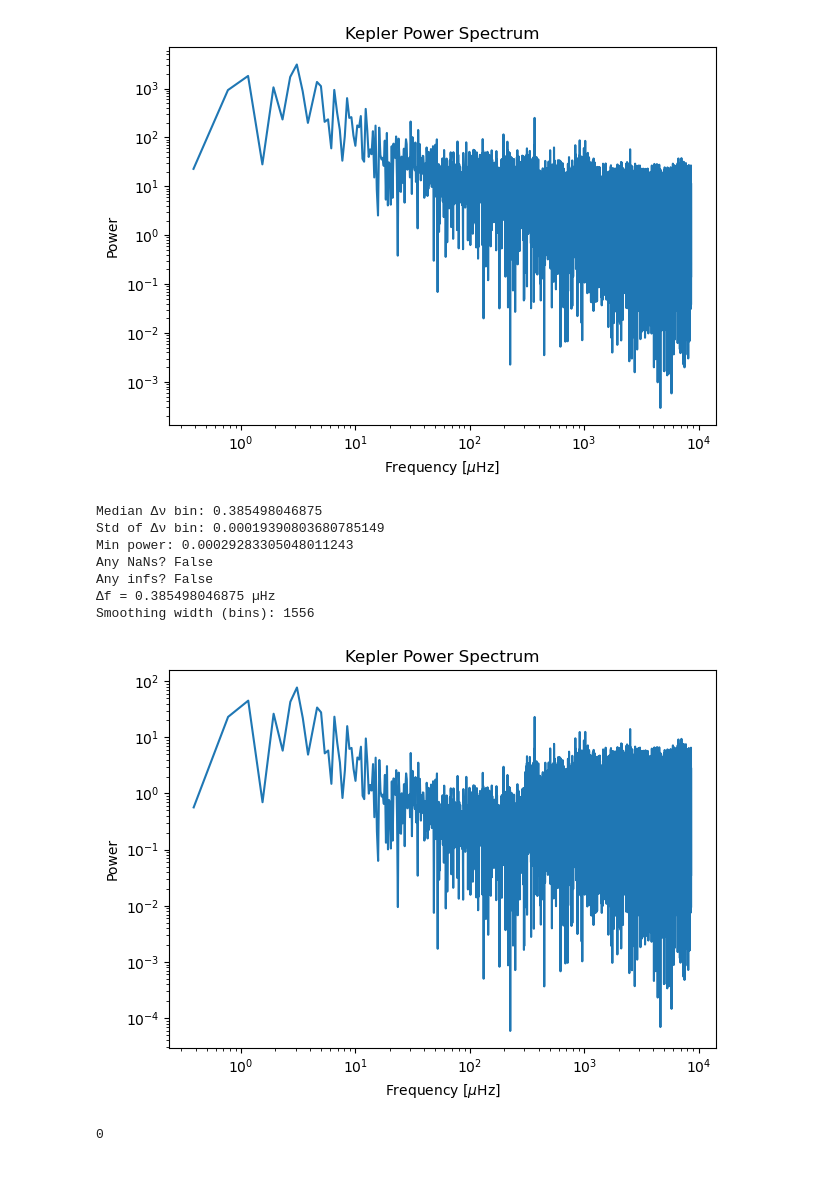
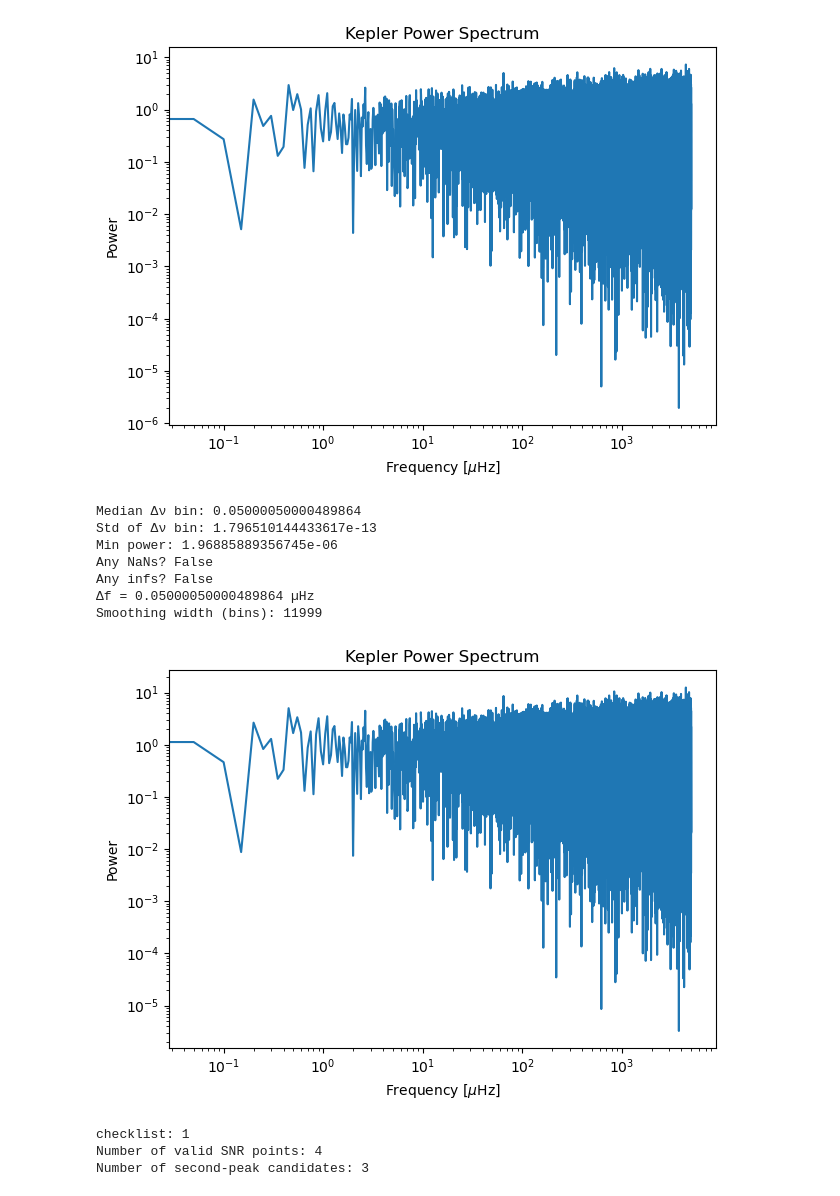
Before and after one commit to lxa349/Asteroseismology-Group-Project-2026, a Jupyter notebook: Detection Threshold.ipynb, the cells around one changed output. Cells and saved outputs as stored; diff of their text form; code cells hidden in the pictures.

Commit message:
Add files via upload
Updated version. Checks contrast strength and peak uniqueness at two stages of pipeline.

```diff
--- a/Detection Threshold.ipynb
+++ b/Detection Threshold.ipynb
@@ -3,3 +3,27 @@ import numpy as np
 import matplotlib.pyplot as plt
 from scipy.ndimage import uniform_filter1d
 from tqdm import tqdm
+# %%
+from tqdm import tqdm
+def random(values):
+    randomised = []
+    for i in values:
+        a=np.random.uniform(0,1)
+        randomised.append(i*-np.log(a))
+    return randomised
+
+def fake_signals(freqs, N, noise_low, noise_high):
+    signals=[]
+    for i in tqdm(range(0, N)):
+        noise_lvl = np.random.uniform(noise_low, noise_high)
+        fake_base = [noise_lvl] * len(freqs)
+        fake_signal = random(fake_base)
+        signals.append(fake_signal)
+
+    # Convert the whole thing to a NumPy array before returning
+    return np.array(signals)
+f=np.linspace(0,5000,100000)
+
+
+fake_signals=fake_signals(f,100,0.01,1)
+plt.loglog(f,fake_signals[2])
@@ -6,34 +33,34 @@ from tqdm import tqdm
 # %%
 # Path to the .pow file
 #pow_file1 = r"C:\Users\douga\Documents\Asteroseismology\GroupStudies202021_KeplerSpectra_Batch1\GroupStudies202021_KeplerSpectra\kplr008006161_kasoc-ts_slc_v1.pow"
 pow_file2 = r"C:\Users\mason\OneDrive - University of Birmingham\Asteroseismology\GroupStudies202021_KeplerSpectra_Batch1\GroupStudies202021_KeplerSpectra\kplr008174981_kasoc-ts_slc_v1.pow"
 #pow_file3 = r"C:\Users\douga\Documents\Asteroseismology\GroupStudies202021_KeplerSpectra_Batch1\GroupStudies202021_KeplerSpectra\kplr012009504_kasoc-ts_slc_v1.pow"
 
 # 1 month datasets
 pow_file1_30 = r"C:\Users\mason\OneDrive - University of Birmingham\Asteroseismology\Kepler30daypowerspectra\KIC8006161.pow"
 pow_file2_30 = r"C:\Users\mason\OneDrive - University of Birmingham\Asteroseismology\Kepler30daypowerspectra\KIC8174981.pow"
 pow_file3_30 = r"C:\Users\mason\OneDrive - University of Birmingham\Asteroseismology\Kepler30daypowerspectra\KIC12009504.pow"
 
 # Load the data
 # Assumes: column 0 = frequency (µHz), column 1 = power
-data = np.loadtxt(pow_file2_30)
+data = np.loadtxt(pow_file1_30)
 
-freq = data[:, 0]
-power = data[:, 1]
+freq =                 f #data[:, 0]
+power =    fake_signals[8] #data[:, 1]
 
 # Plot
 plt.figure()
 plt.plot(freq, power)
 plt.xlabel("Frequency [$\mu$Hz]")
 plt.ylabel("Power")
 plt.title("Kepler Power Spectrum")
 plt.yscale("log")  # standard for asteroseismic power spectra
 plt.xscale("log")
 #plt.xlim(3000,4000)
 plt.tight_layout()
 plt.show()
 # %% [output]
-[figure, old version]
+[figure, new version]
 # %%
 # Sanity Checks
 
@@ -66,14 +93,14 @@ plt.xscale("log")
 plt.tight_layout()
 plt.show()
 # %% [output]
-Median Δν bin: 0.385498046875
-Std of Δν bin: 0.00019390803680785149
-Min power: 0.00029283305048011243
+Median Δν bin: 0.05000050000489864
+Std of Δν bin: 1.796510144433617e-13
+Min power: 1.96885889356745e-06
 Any NaNs? False
 Any infs? False
-Δf = 0.385498046875 µHz
-Smoothing width (bins): 1556
+Δf = 0.05000050000489864 µHz
+Smoothing width (bins): 11999
-[figure, old version]
+[figure, new version]
 # %%
 # Defines functions which use scaling relations and varying trial nu_max to scroll across whole dataset and apply ACF
 # Maximum power of each trial nu_max search region is plotted and the maximum of this plot reveals where the p-modes will lie
@@ -181,12 +225,9 @@ if snr_max < 3.0 or peak_ratio < 1.05:
 # %%
-# plt.figure(figsize=(8,4))
-# plt.plot(numax_grid, acf_power, lw=2)
-# plt.axvline(numax_est, color="r", ls="--", label=f"νmax ≈ {numax_est:.1f} μHz")
-# plt.xlabel(r"Trial $\nu_{\max}$ [$\mu$Hz]")
-# plt.ylabel("ACF strength")
-# plt.legend()
-# plt.tight_layout()
-# plt.show()
-print(check_list)
+
+print("checklist:", check_list)
+print("Number of valid SNR points:", np.sum(valid))
+print("Number of second-peak candidates:", np.sum(mask))
 # %% [output]
-0
+checklist: 1
+Number of valid SNR points: 4
+Number of second-peak candidates: 3
```
Also changed, not shown: parts of 18 cells of this notebook.
